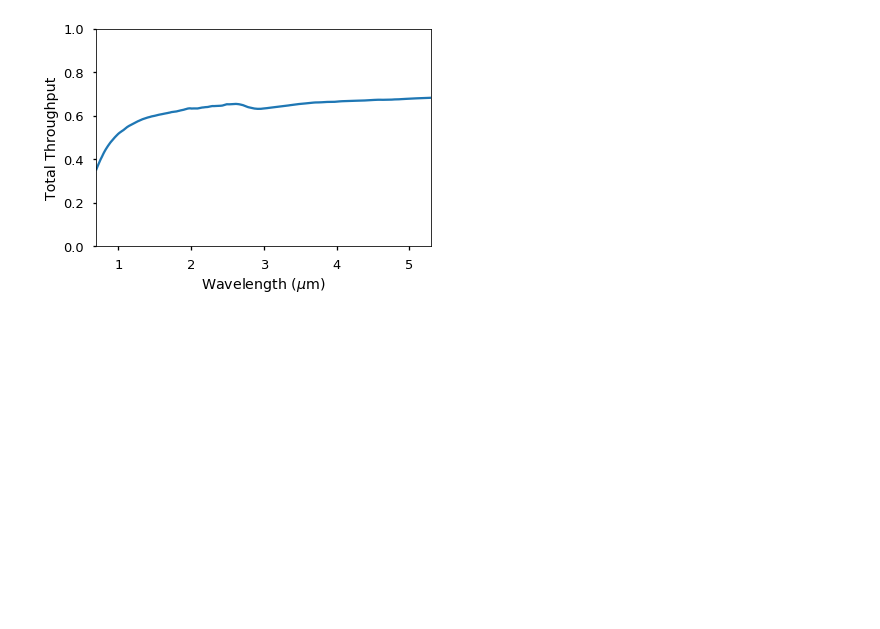
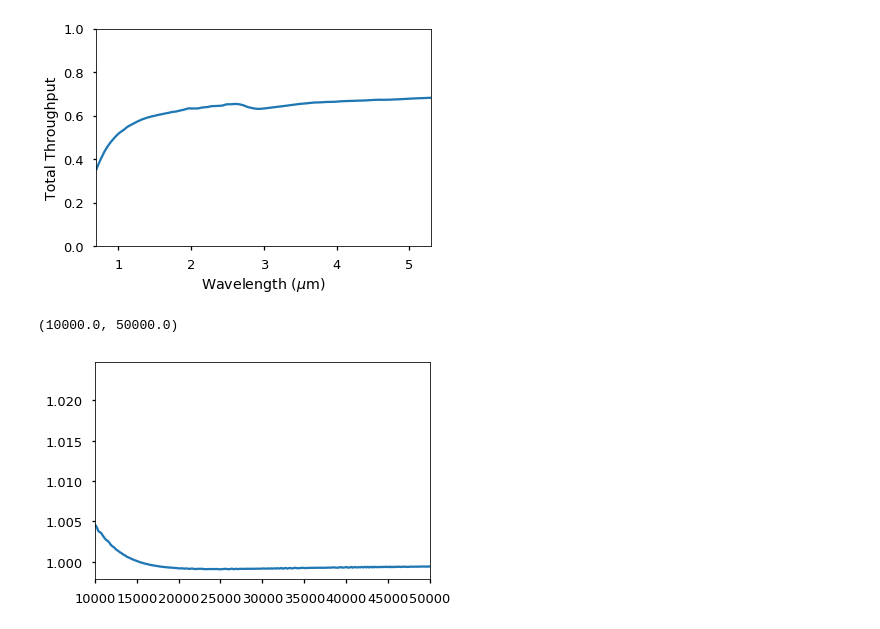
Before and after one commit to moustakas/jwstclusters, a Jupyter notebook: nb/resolution-and-throughput.ipynb, the cells around one changed output. Saved outputs shown, nothing was run; the diff lists cells and outputs as text; code cells hidden in the pictures; blank space fills up the shorter version.

```diff
--- a/nb/resolution-and-throughput.ipynb
+++ b/nb/resolution-and-throughput.ipynb
@@ -86,6 +97,13 @@ plt.xlabel('Wavelength ($\mu$m)')
 suffix = '03'
 # %%
 outfile = os.path.join(jwstdir, 'output', suffix, 'lineplot', 'lineplot_extracted_flux.fits')
-tt = Table(fitsio.read(outfile, ext=1, upper=True))
-dw = np.diff(tt['WAVELENGTH'])
-dw = np.hstack( (dw[0], dw) )
+simspec = Table(fitsio.read(outfile, ext=1, upper=True))
+outwave = simspec['WAVELENGTH'] * 1e4 # [Angstrom]
+# %%
+resolution = np.interp(outwave, disp['WAVELENGTH'] * 1e4, disp['DLDS'] * 1e4)
+dw = np.gradient(outwave)
+plt.plot(outwave, resolution)
+plt.xlim(1e4, 5e4)
+# %% [output]
+(10000.0, 50000.0)
+[figure, added]
```
Also changed, not shown: parts of 8 cells of this notebook, 1 other file.
